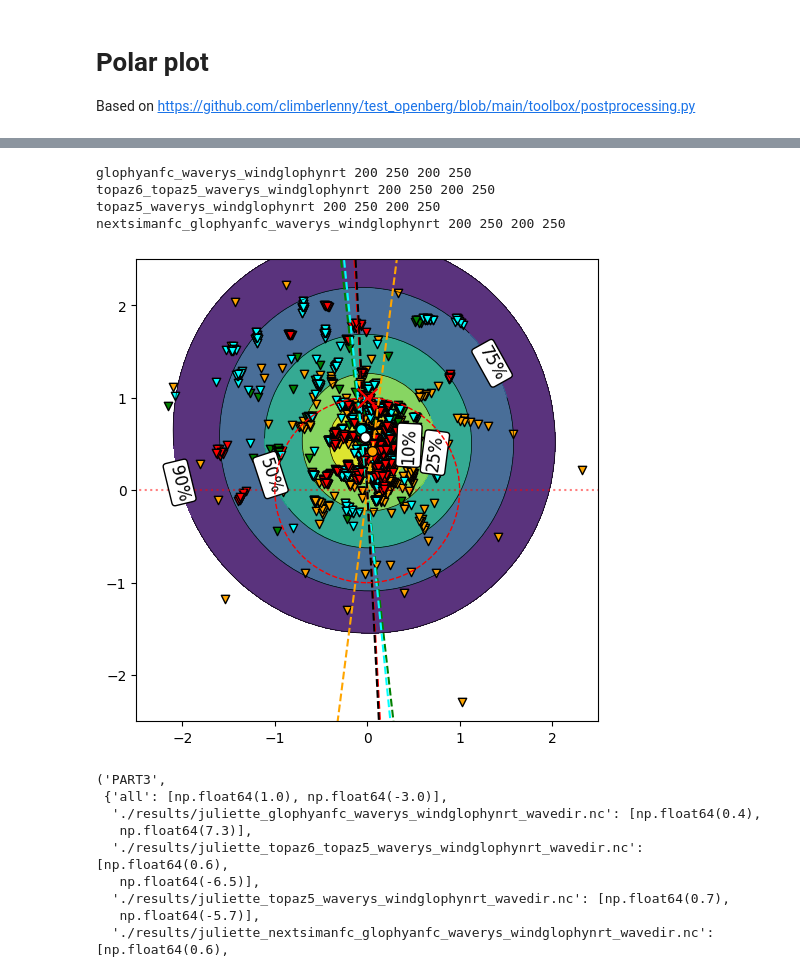
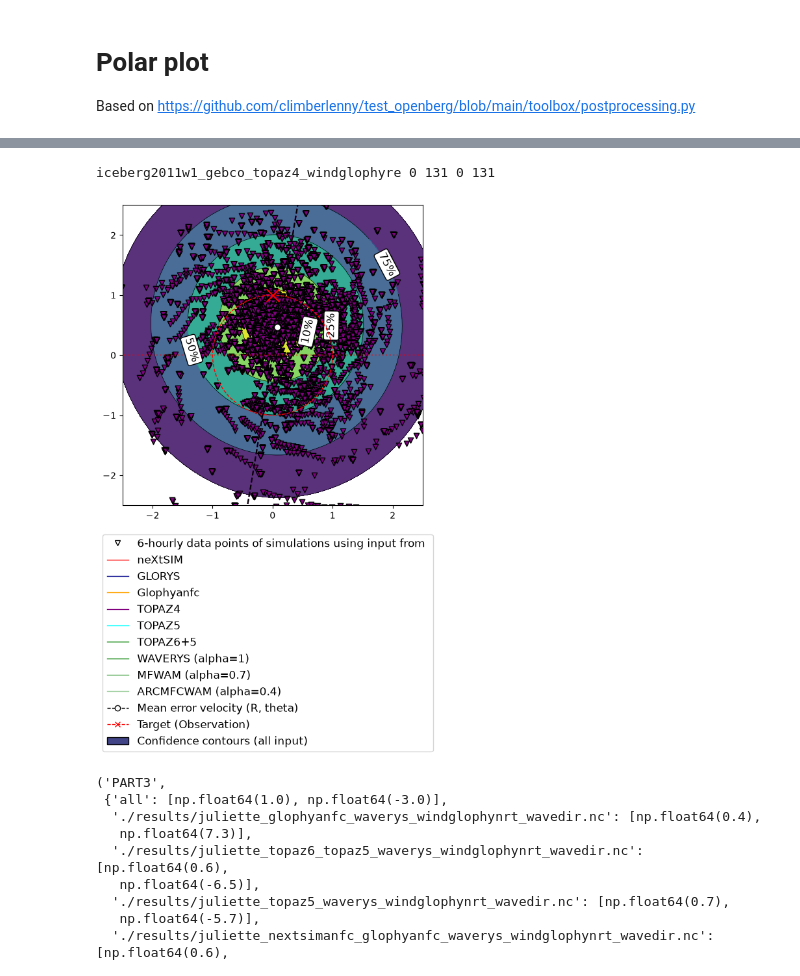
Before and after one commit to lia-f-h/openberg_july2026, a Jupyter notebook: scripts/polarplot_mult.ipynb, the cells around one changed output, grey strips where cells are left out. Drawn from its saved outputs; the diff is of its cells as text; code cells hidden in the pictures.

Commit message:
start adapting polar plot

```diff
--- a/scripts/polarplot_mult.ipynb
+++ b/scripts/polarplot_mult.ipynb
@@ -11,4 +11,22 @@ from src.utils2 import *
 import glob
 # %%
 # Read and subset tracker data
-obs = read_tracker('./input/Osker-X2.csv')['full']
+ib = 'iceberg2011w1'
+
+#read obs
+with xr.open_dataset('./input/merged_obs4.nc') as ds:
+    obs = ds.sel(iceberg=ib,trajectory_id=ib)
+    obs_seed = obs.isel(time=(obs.seed_idx==1))
+# %%
+#read sim
+file_contain_all = [ib]
+file_contain_any = ['_']
+file_notcontain = ['test','next','wa']#['topaz4','glorys','slope','era5','almost','stokes',]
+file_l = glob.glob("./results/*.nc")#['./results/juliette_topaz6_topaz4_windglophynrt.nc',]
+file_l = [f for f in file_l if all(ff in f for ff in file_contain_all)] #filtering for required keywords
+file_l = [f for f in file_l if any(ff in f for ff in file_contain_any)] #filtering for required keywords
+file_l = [f for f in file_l if all(ff not in f for ff in file_notcontain)] #filtering for neglected keywords
+file_l = file_l#[::-1]
+
+trajs,note = np.arange(obs.time.size*11), ''
+print(file_l,trajs.size,note)
@@ -276,7 +321,7 @@ geod = pyproj.Geod(ellps="WGS84")
 
 # cmap = plt.get_cmap('tab20')  # or 'viridis', 'plasma', etc.
 # col = cmap(np.linspace(0, 1, 20))[::2]#20 colors
-url_letters, note_letters, fileending_letters = 19,8,3
+url_letters, name_letters,note_letters, fileending_letters = 10,14,0,3
 means_save = {}
 spread_save = {}
 
@@ -479,52 +524,49 @@ ax.scatter(
 ax.plot(
     np.linspace(-3, 3, 100),
     np.tan(np.pi / 2 - np.deg2rad(theta_avg_insiders_all)) * np.linspace(-3, 3, 100),
     color="k",
     linestyle="--",
     label=f"Mean error direction (theta={np.round(theta_avg_insiders_all,1) if theta_avg_insiders_all<180 else np.round(theta_avg_insiders_all-360,1)}°)" #f"average deviation : {np.round(theta_avg_insiders,1) if theta_avg_insiders<180 else np.round(theta_avg_insiders-360,1)}°",
 )
 
 #other plots things
 ax.scatter(0, 1, marker="x", s=200, c="r", label="Target", zorder=20)
 ax.hlines(0, xmin=-5, xmax=5, linestyle=":", color="r", alpha=0.5)
 ax.set_xlim([-2.5, 2.5])
 ax.set_ylim([-2.5, 2.5])
 # ax.set_xlim([-3.5, 3.5])
 # ax.set_ylim([-3.5, 3.5])
 circle1 = plt.Circle(
     (0, 0), 1, edgecolor="r", linestyle="--", fc=None, fill=False, zorder=30
 )
 ax.add_patch(circle1)
 plt.gca().set_aspect(
     "equal", adjustable="box"
 )  # Set aspect ratio to make it look polar
 # ax.set_title(note)
 #legend
 # fig.legend(fontsize=12)
-# legend_elements = [Line2D([0], [0],linestyle='-', color='w', marker='v', markerfacecolor='w',markeredgecolor='k', lw=1,
-#                           label=f"6-hourly data points of simulations using input from "),]
-# # legend_elements = legend_elements+[Line2D([0], [0],linestyle='-', color='w', marker='v', markerfacecolor=col[runn],markeredgecolor='k', lw=1,
-# #                           label=f"{run.item()[19:-3].replace('_',', ').title()} mean error (R={np.round(means_save[run.item()][0],1)},theta={np.round(means_save[run.item()][1],1) if means_save[run.item()][1]<180 else np.round(means_save[run.item()][1]-360,1)}°)") for runn,run in enumerate(sim_sub.run)]
+legend_elements = [Line2D([0], [0],linestyle='-', color='w', marker='v', markerfacecolor='w',markeredgecolor='k', lw=1,
+                          label=f"6-hourly data points of simulations using input from "),]
+# legend_elements = legend_elements+[Line2D([0], [0],linestyle='-', color='w', marker='v', markerfacecolor=col[runn],markeredgecolor='k', lw=1,
+#                           label=f"{run.item()[19:-3].replace('_',', ').title()} mean error (R={np.round(means_save[run.item()][0],1)},theta={np.round(means_save[run.item()][1],1) if means_save[run.item()][1]<180 else np.round(means_save[run.item()][1]-360,1)}°)") for runn,run in enumerate(sim_sub.run)]
 
-# legend_elements = legend_elements+[Line2D([0], [0],linestyle='-', color=legenddict[el]['col'],alpha=legenddict[el]['alpha'], lw=1, label=el) for el in legenddict]
-# legend_elements = legend_elements+[
-#                   Line2D([0], [0],linestyle='--', color='k',marker='o',markerfacecolor='w',markeredgecolor='k', lw=1,
-#                          label=f"Mean error velocity (R, theta)",#(R={np.round(r_avg_insiders_all,1)}) & \ndirection (theta={np.round(theta_avg_insiders_all,1) if theta_avg_insiders_all<180 else np.round(theta_avg_insiders_all-360,1)}°) (all input)"),
-#                   Line2D([0], [0],linestyle='--', color='r',marker='x', lw=1,label='Target (Observation)'),
-#                   Patch(facecolor=plt.cm.get_cmap('viridis')(0.2), edgecolor='k',label='Confidence contours (all input)'),
-#                   ]
-# leg = fig.legend(handles=legend_elements,fontsize=12,#,ncol=len(legend_elements0+legend_elements2),                  columnspacing=0.6,labelspacing=0.3,loc='center',bbox_to_anchor=bbox_dict[kw][0])
-#                    loc='upper center', bbox_to_anchor=(0.5,0.05))
-#                    # loc='center left', bbox_to_anchor=(0.9,0.5))
+legend_elements = legend_elements+[Line2D([0], [0],linestyle='-', color=legenddict[el]['col'],alpha=legenddict[el]['alpha'], lw=1, label=el) for el in legenddict]
+legend_elements = legend_elements+[
+                  Line2D([0], [0],linestyle='--', color='k',marker='o',markerfacecolor='w',markeredgecolor='k', lw=1,
+                         label=f"Mean error velocity (R, theta)"),#(R={np.round(r_avg_insiders_all,1)}) & \ndirection (theta={np.round(theta_avg_insiders_all,1) if theta_avg_insiders_all<180 else np.round(theta_avg_insiders_all-360,1)}°) (all input)"),
+                  Line2D([0], [0],linestyle='--', color='r',marker='x', lw=1,label='Target (Observation)'),
+                  Patch(facecolor=plt.colormaps['viridis'](0.2), edgecolor='k',label='Confidence contours (all input)'),
+                  ]
+leg = fig.legend(handles=legend_elements,fontsize=12,#,ncol=len(legend_elements0+legend_elements2), columnspacing=0.6,labelspacing=0.3,loc='center',bbox_to_anchor=bbox_dict[kw][0])
+                   loc='upper center', bbox_to_anchor=(0.5,0.05))
+                   # loc='center left', bbox_to_anchor=(0.9,0.5))
 
 if note!=False: plt.savefig('./results/analysis_polarplot_%s.png'%(note), bbox_inches="tight", dpi=400)
 plt.show()
 # %% [output]
-glophyanfc_waverys_windglophynrt 200 250 200 250
-topaz6_topaz5_waverys_windglophynrt 200 250 200 250
-topaz5_waverys_windglophynrt 200 250 200 250
-nextsimanfc_glophyanfc_waverys_windglophynrt 200 250 200 250
+iceberg2011w1_gebco_topaz4_windglophyre 0 131 0 131
-[figure, old version]
+[figure, new version]
 # %%
 note,means_save
 # %% [output]
```
Also changed, not shown: parts of 10 cells of this notebook, 4 other files.
